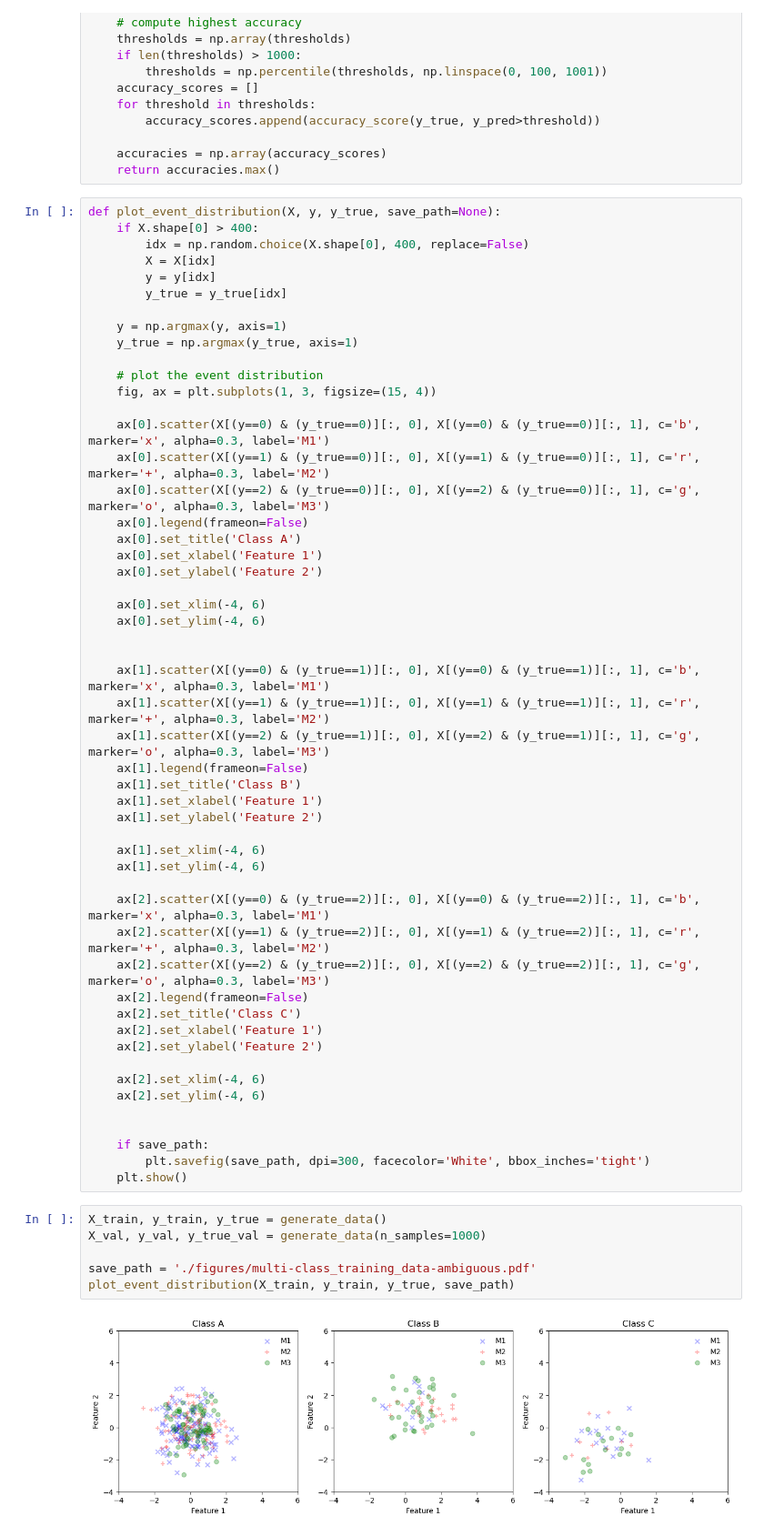
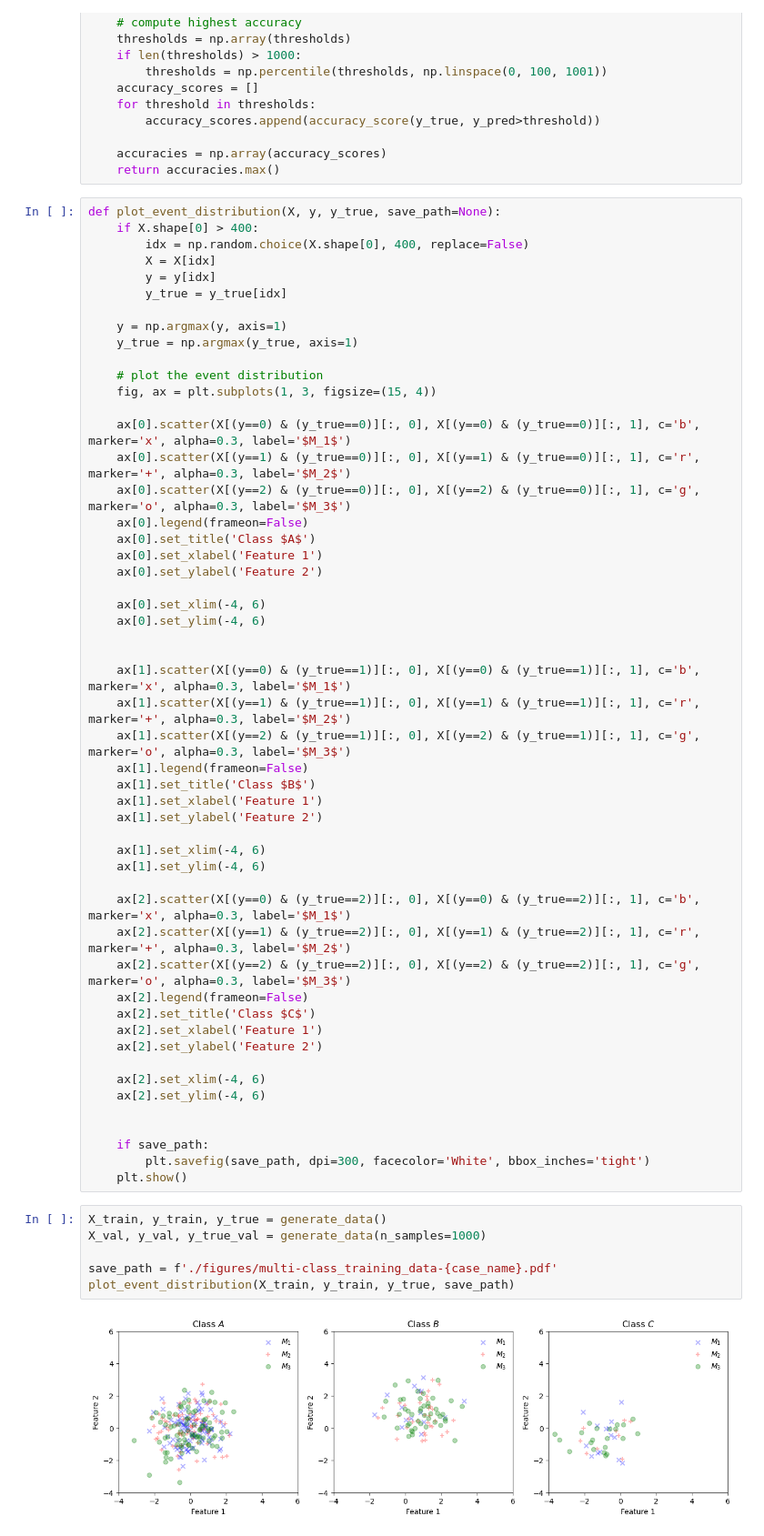
Before and after one commit to r10222035/CWoLa, a Jupyter notebook: CWoLa_multi-class.ipynb, the cells around one changed output. Shown: that part at 91% size. Drawn from its saved outputs; the diff is of its cells as text.

```diff
--- a/CWoLa_multi-class.ipynb
+++ b/CWoLa_multi-class.ipynb
@@ -148,11 +149,11 @@ def plot_event_distribution(X, y, y_true, save_path=None):
     # plot the event distribution
     fig, ax = plt.subplots(1, 3, figsize=(15, 4))
 
-    ax[0].scatter(X[(y==0) & (y_true==0)][:, 0], X[(y==0) & (y_true==0)][:, 1], c='b', marker='x', alpha=0.3, label='M1')
-    ax[0].scatter(X[(y==1) & (y_true==0)][:, 0], X[(y==1) & (y_true==0)][:, 1], c='r', marker='+', alpha=0.3, label='M2')
-    ax[0].scatter(X[(y==2) & (y_true==0)][:, 0], X[(y==2) & (y_true==0)][:, 1], c='g', marker='o', alpha=0.3, label='M3')
+    ax[0].scatter(X[(y==0) & (y_true==0)][:, 0], X[(y==0) & (y_true==0)][:, 1], c='b', marker='x', alpha=0.3, label='$M_1$')
+    ax[0].scatter(X[(y==1) & (y_true==0)][:, 0], X[(y==1) & (y_true==0)][:, 1], c='r', marker='+', alpha=0.3, label='$M_2$')
+    ax[0].scatter(X[(y==2) & (y_true==0)][:, 0], X[(y==2) & (y_true==0)][:, 1], c='g', marker='o', alpha=0.3, label='$M_3$')
     ax[0].legend(frameon=False)
-    ax[0].set_title('Class A')
+    ax[0].set_title('Class $A$')
     ax[0].set_xlabel('Feature 1')
     ax[0].set_ylabel('Feature 2')
 
@@ -160,22 +161,22 @@ def plot_event_distribution(X, y, y_true, save_path=None):
     ax[0].set_ylim(-4, 6)
 
 
-    ax[1].scatter(X[(y==0) & (y_true==1)][:, 0], X[(y==0) & (y_true==1)][:, 1], c='b', marker='x', alpha=0.3, label='M1')
-    ax[1].scatter(X[(y==1) & (y_true==1)][:, 0], X[(y==1) & (y_true==1)][:, 1], c='r', marker='+', alpha=0.3, label='M2')
-    ax[1].scatter(X[(y==2) & (y_true==1)][:, 0], X[(y==2) & (y_true==1)][:, 1], c='g', marker='o', alpha=0.3, label='M3')
+    ax[1].scatter(X[(y==0) & (y_true==1)][:, 0], X[(y==0) & (y_true==1)][:, 1], c='b', marker='x', alpha=0.3, label='$M_1$')
+    ax[1].scatter(X[(y==1) & (y_true==1)][:, 0], X[(y==1) & (y_true==1)][:, 1], c='r', marker='+', alpha=0.3, label='$M_2$')
+    ax[1].scatter(X[(y==2) & (y_true==1)][:, 0], X[(y==2) & (y_true==1)][:, 1], c='g', marker='o', alpha=0.3, label='$M_3$')
     ax[1].legend(frameon=False)
-    ax[1].set_title('Class B')
+    ax[1].set_title('Class $B$')
     ax[1].set_xlabel('Feature 1')
     ax[1].set_ylabel('Feature 2')
 
     ax[1].set_xlim(-4, 6)
     ax[1].set_ylim(-4, 6)
 
-    ax[2].scatter(X[(y==0) & (y_true==2)][:, 0], X[(y==0) & (y_true==2)][:, 1], c='b', marker='x', alpha=0.3, label='M1')
-    ax[2].scatter(X[(y==1) & (y_true==2)][:, 0], X[(y==1) & (y_true==2)][:, 1], c='r', marker='+', alpha=0.3, label='M2')
-    ax[2].scatter(X[(y==2) & (y_true==2)][:, 0], X[(y==2) & (y_true==2)][:, 1], c='g', marker='o', alpha=0.3, label='M3')
+    ax[2].scatter(X[(y==0) & (y_true==2)][:, 0], X[(y==0) & (y_true==2)][:, 1], c='b', marker='x', alpha=0.3, label='$M_1$')
+    ax[2].scatter(X[(y==1) & (y_true==2)][:, 0], X[(y==1) & (y_true==2)][:, 1], c='r', marker='+', alpha=0.3, label='$M_2$')
+    ax[2].scatter(X[(y==2) & (y_true==2)][:, 0], X[(y==2) & (y_true==2)][:, 1], c='g', marker='o', alpha=0.3, label='$M_3$')
     ax[2].legend(frameon=False)
-    ax[2].set_title('Class C')
+    ax[2].set_title('Class $C$')
     ax[2].set_xlabel('Feature 1')
     ax[2].set_ylabel('Feature 2')
 
@@ -189,11 +190,11 @@ def plot_event_distribution(X, y, y_true, save_path=None):
 # %%
 X_train, y_train, y_true = generate_data()
 X_val, y_val, y_true_val = generate_data(n_samples=1000)
 
-save_path = './figures/multi-class_training_data-ambiguous.pdf'
+save_path = f'./figures/multi-class_training_data-{case_name}.pdf'
 plot_event_distribution(X_train, y_train, y_true, save_path)
 # %% [output]
-[figure, old version]
+[figure, new version]
 # %%
 def plot_event_score_distribution(y, y_score, dataset='train', save_path=None):
     if y.shape[0] > 400:
```
Also changed, not shown: parts of 4 cells of this notebook, 9 other files.
